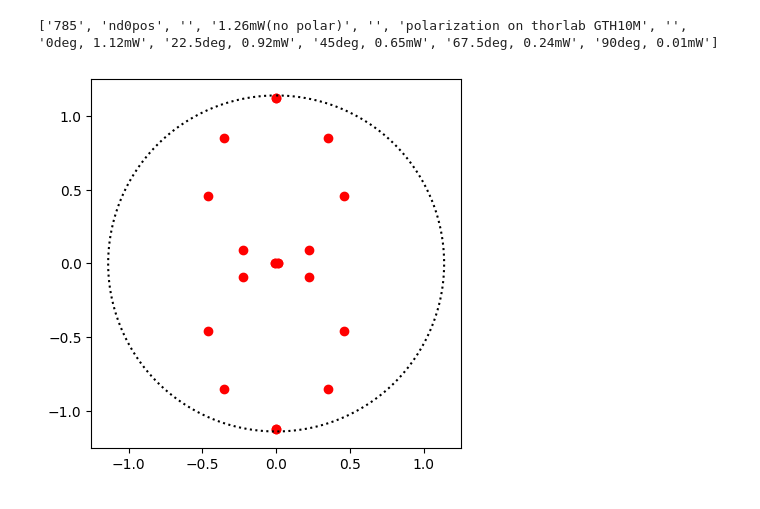
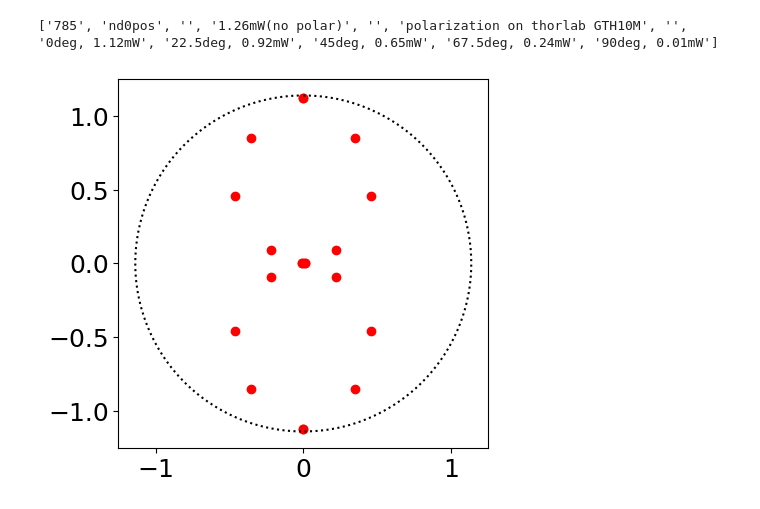
Before and after one commit to kykougaku/adhoc_analysis, a Jupyter notebook: notebook/autofocus.ipynb, the cells around one changed output. Cells and saved outputs as stored; diff of their text form; code cells hidden in the pictures.

```diff
--- a/notebook/autofocus.ipynb
+++ b/notebook/autofocus.ipynb
@@ -21,6 +21,7 @@ for filename in filenamelist:
     df = pd.read_csv(os.path.join(datadir, filename), sep="\t", header=None)
     datalist.append(df[1].max())
 # %%
+plt.rcParams["font.size"] = 20
 plt.plot(heightlist, datalist, 'o-')
 plt.xlabel("Height (um)")
 plt.ylabel("Max intensity")
@@ -49,17 +50,19 @@ datapow = [1.12, 0.92, 0.65, 0.24, 0.01]
 thetalist = range(0, 360, 1)
 # %%
 plt.figure()
+plt.rcParams["font.size"] = 18
 fig = plt.subplot()
 fig.plot(1.26 * 0.90423 * np.sin(np.deg2rad(thetalist)), 1.26 * 0.90423 * np.cos(np.deg2rad(thetalist)), ':', color='black')
 
 for deg, pow in zip(datadeg, datapow):
     fig.scatter(pow * np.sin(np.deg2rad(deg)), pow * np.cos(np.deg2rad(deg)), color='red')
     fig.scatter(-1 * pow * np.sin(np.deg2rad(deg)), pow * np.cos(np.deg2rad(deg)), color='red')
     fig.scatter(pow * np.sin(np.deg2rad(deg)), -1 * pow * np.cos(np.deg2rad(deg)), color='red')
     fig.scatter(-1 * pow * np.sin(np.deg2rad(deg)), -1 * pow * np.cos(np.deg2rad(deg)), color='red')
 
 
 fig.set_aspect('equal')
+
 plt.show()
 # %% [output]
-[figure, old version]
+[figure, new version]
```
Also changed, not shown: parts of 1 cell of this notebook, 1 other file.
